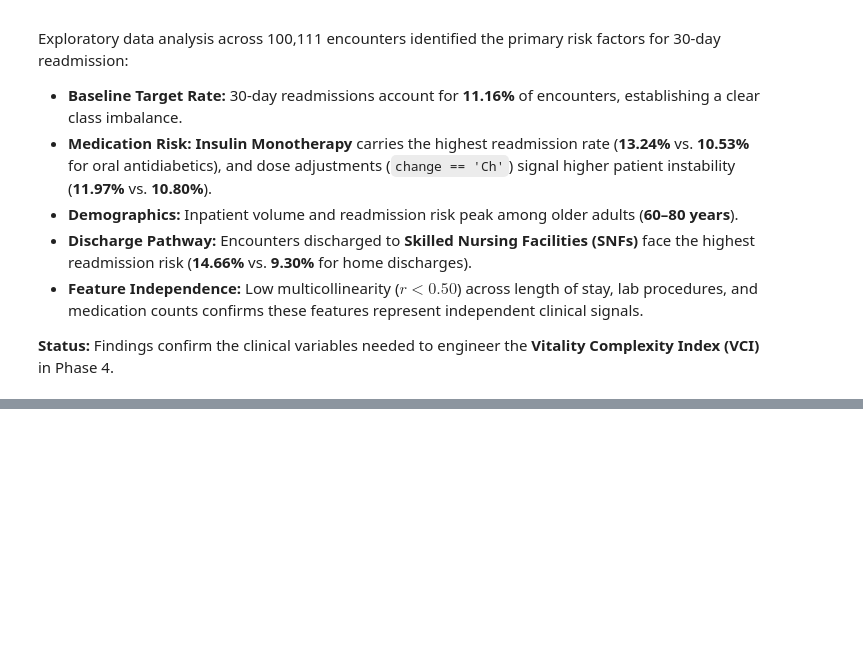
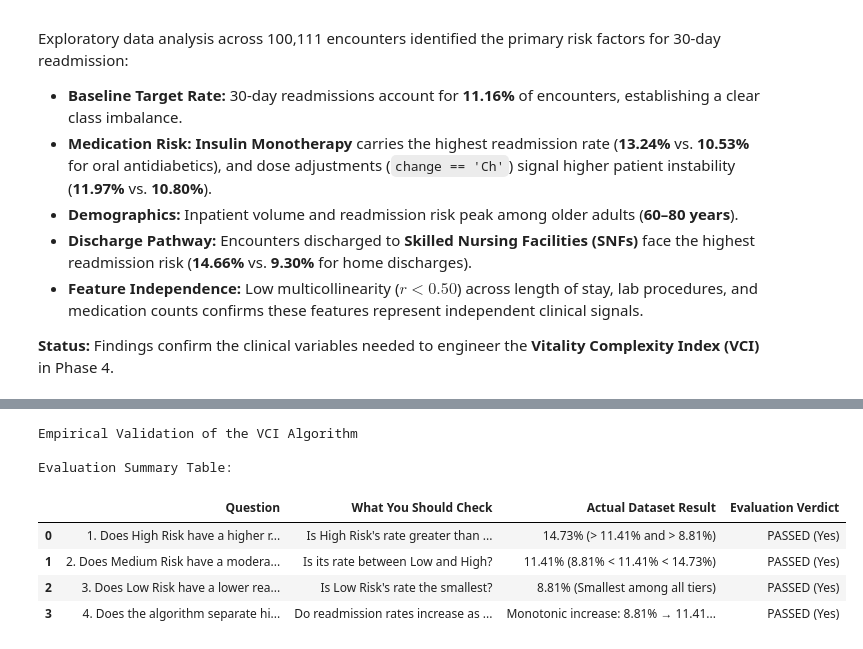
Before and after one commit to HasithaLWi/modeling-for-vitality-health-network, a Jupyter notebook: notebooks/Patient_Risk_Stratification_VHN.ipynb, the cells around one changed output, grey strips where cells are left out. Saved outputs shown, nothing was run; the diff lists cells and outputs as text; code cells hidden in the pictures; blank space fills up the shorter version.

```diff
--- a/notebooks/Patient_Risk_Stratification_VHN.ipynb
+++ b/notebooks/Patient_Risk_Stratification_VHN.ipynb
@@ -1771,0 +2070,69 @@ Exploratory data analysis across 100,111 encounters identified the primary risk
+# %%
+# Step 4.7 – Empirical Validation of the VCI Algorithm
+
+
+stratum_col = 'VCI_Stratum' if 'VCI_Stratum' in df_cleaned.columns else 'Risk_Category'
+
+if 'readmitted_30d' not in df_cleaned.columns:
+    df_cleaned['readmitted_30d'] = (df_cleaned['readmitted'] == '<30').astype(int)
+
+
+low_mask = df_cleaned[stratum_col].astype(str).str.contains('Low', case=False, na=False)
+med_mask = df_cleaned[stratum_col].astype(str).str.contains('Medium', case=False, na=False)
+high_mask = df_cleaned[stratum_col].astype(str).str.contains('High', case=False, na=False)
+
+low_rate = df_cleaned.loc[low_mask, 'readmitted_30d'].mean() * 100
+med_rate = df_cleaned.loc[med_mask, 'readmitted_30d'].mean() * 100
+high_rate = df_cleaned.loc[high_mask, 'readmitted_30d'].mean() * 100
+
+relative_risk = high_rate / low_rate
+
+
+q1_pass = (high_rate > med_rate) and (high_rate > low_rate)
+q2_pass = low_rate < med_rate < high_rate
+q3_pass = (low_rate < med_rate) and (low_rate < high_rate)
+q4_pass = low_rate < med_rate < high_rate
+
+# Construct Evaluation Summary Table
+table_data = [
+    {
+        'Question': '1. Does High Risk have a higher readmission rate?',
+        'What You Should Check': "Is High Risk's rate greater than Medium and Low?",
+        'Actual Dataset Result': f"{high_rate:.2f}% (> {med_rate:.2f}% and > {low_rate:.2f}%)",
+        'Evaluation Verdict': 'PASSED (Yes)' if q1_pass else 'FAILED (No)'
+    },
+    {
+        'Question': '2. Does Medium Risk have a moderate rate?',
+        'What You Should Check': 'Is its rate between Low and High?',
+        'Actual Dataset Result': f"{med_rate:.2f}% ({low_rate:.2f}% < {med_rate:.2f}% < {high_rate:.2f}%)",
+        'Evaluation Verdict': 'PASSED (Yes)' if q2_pass else 'FAILED (No)'
+    },
+    {
+        'Question': '3. Does Low Risk have a lower readmission rate?',
+        'What You Should Check': "Is Low Risk's rate the smallest?",
+        'Actual Dataset Result': f"{low_rate:.2f}% (Smallest among all tiers)",
+        'Evaluation Verdict': 'PASSED (Yes)' if q3_pass else 'FAILED (No)'
+    },
+    {
+        'Question': '4. Does the algorithm separate high-risk patients?',
+        'What You Should Check': 'Do readmission rates increase as VCI risk increases?',
+        'Actual Dataset Result': f"Monotonic increase: {low_rate:.2f}% → {med_rate:.2f}% → {high_rate:.2f}%",
+        'Evaluation Verdict': 'PASSED (Yes)' if q4_pass else 'FAILED (No)'
+    }
+]
+
+eval_summary_df = pd.DataFrame(table_data)
+
+# Display the Evaluation Table
+print("Empirical Validation of the VCI Algorithm\n")
+print("Evaluation Summary Table:")
+display(eval_summary_df)
+# %% [output]
+Empirical Validation of the VCI Algorithm
+
+Evaluation Summary Table:
+|  | Question | What You Should Check | Actual Dataset Result | Evaluation Verdict |
+| 0 | 1. Does High Risk have a higher r... | Is High Risk's rate greater than ... | 14.73% (> 11.41% and > 8.81%) | PASSED (Yes) |
+| 1 | 2. Does Medium Risk have a modera... | Is its rate between Low and High? | 11.41% (8.81% < 11.41% < 14.73%) | PASSED (Yes) |
+| 2 | 3. Does Low Risk have a lower rea... | Is Low Risk's rate the smallest? | 8.81% (Smallest among all tiers) | PASSED (Yes) |
+| 3 | 4. Does the algorithm separate hi... | Do readmission rates increase as ... | Monotonic increase: 8.81% → 11.41... | PASSED (Yes) |
```
Also changed, not shown: parts of 21 cells of this notebook.
